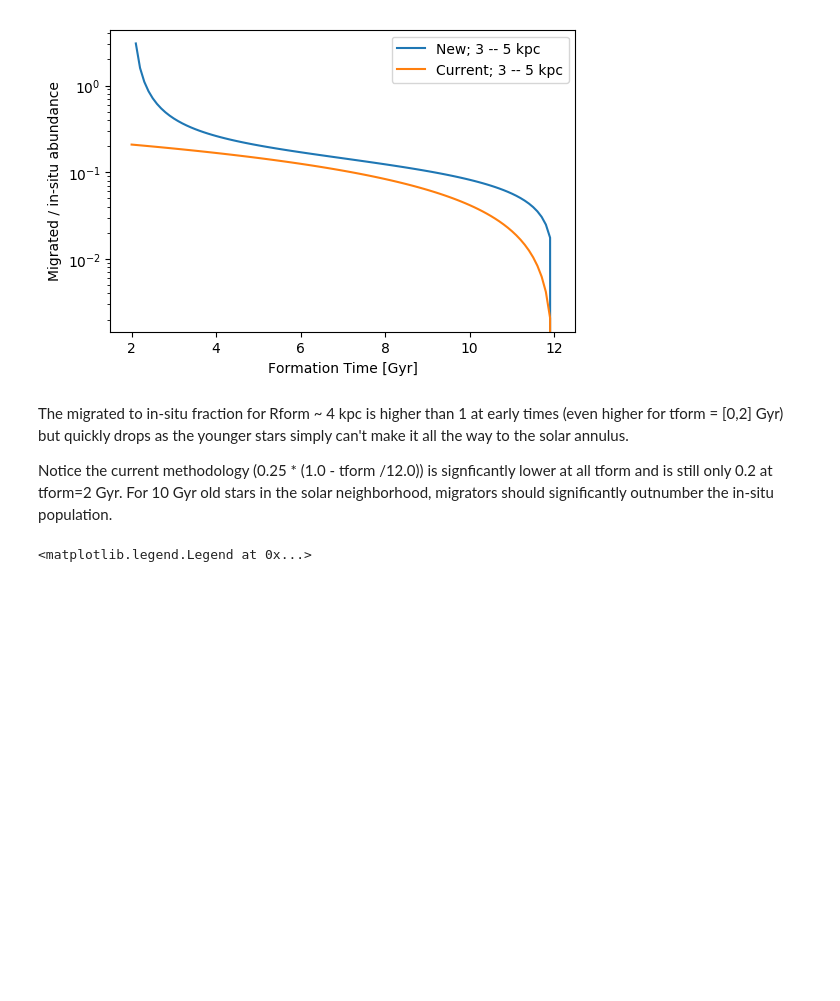
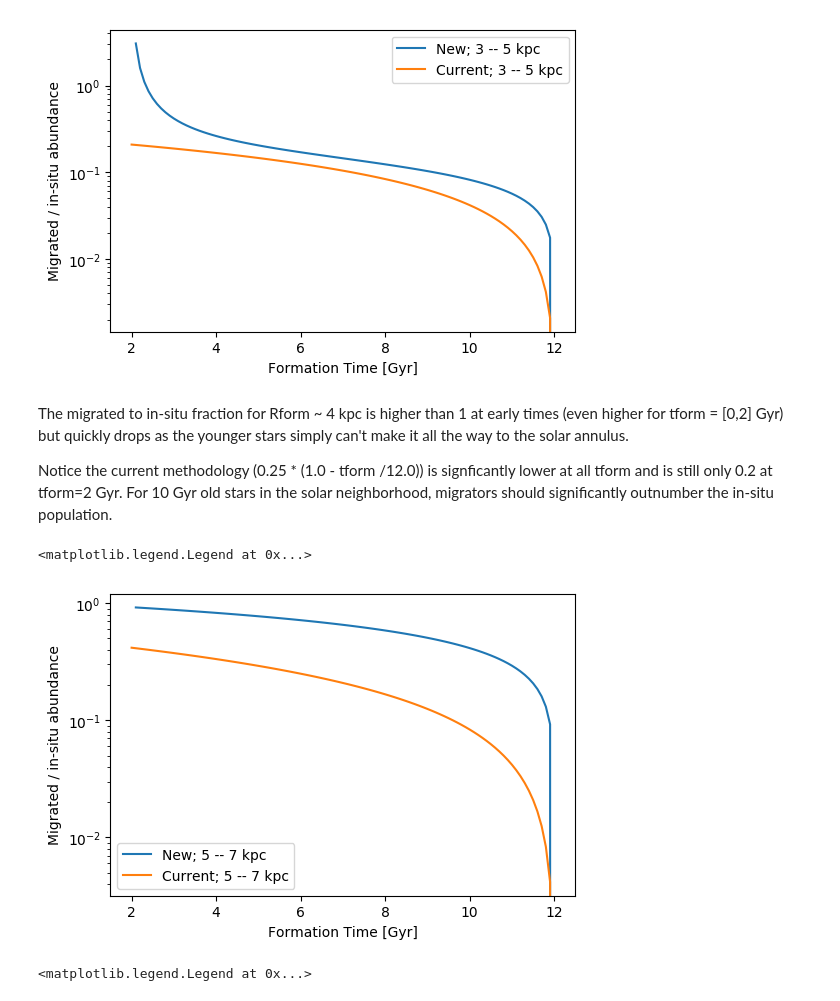
Before and after one commit to jcbird/notebooks, a Jupyter notebook: Simple Migration for GCE (Feuillet+ 2018).ipynb, the cells around one changed output. Cells and saved outputs as stored; diff of their text form; code cells hidden in the pictures; blank space fills up the shorter version.

Commit message:
added tform bins comparison

```diff
--- a/Simple Migration for GCE (Feuillet+ 2018).ipynb
+++ b/Simple Migration for GCE (Feuillet+ 2018).ipynb
@@ -178,6 +190,18 @@ plt.legend()
 The migrated to in-situ fraction for Rform ~ 4 kpc is higher than 1 at early times (even higher for tform = [0,2] Gyr) but quickly drops as the younger stars simply can't make it all the way to the solar annulus.
 
 Notice the current methodology (0.25 * (1.0 - tform /12.0)) is signficantly lower at all tform and is still only 0.2 at tform=2 Gyr. For 10 Gyr old stars in the solar neighborhood, migrators should significantly outnumber the in-situ population.
+# %%
+# Just Rform = 6 kpc as an example of old versus new
+
+plt.plot(t_2_12, mig_insitu_ratio(tform_2_12, 6.0), label='New; 5 -- 7 kpc')
+plt.plot(t_2_12, 0.5 * (1. - tform_2_12 / 12.0), label='Current; 5 -- 7 kpc')
+plt.xlabel('Formation Time [Gyr]')
+plt.ylabel('Migrated / in-situ abundance')
+plt.yscale('log')
+plt.legend()
+# %% [output]
+<matplotlib.legend.Legend at 0x...>
+[figure, added]
 # %%
 # Now all radial zones
 plt.plot(t_2_12, mig_insitu_ratio(tform_2_12, 4.0), label='3 -- 5 kpc')
```
Also changed, not shown: parts of 5 cells of this notebook.
